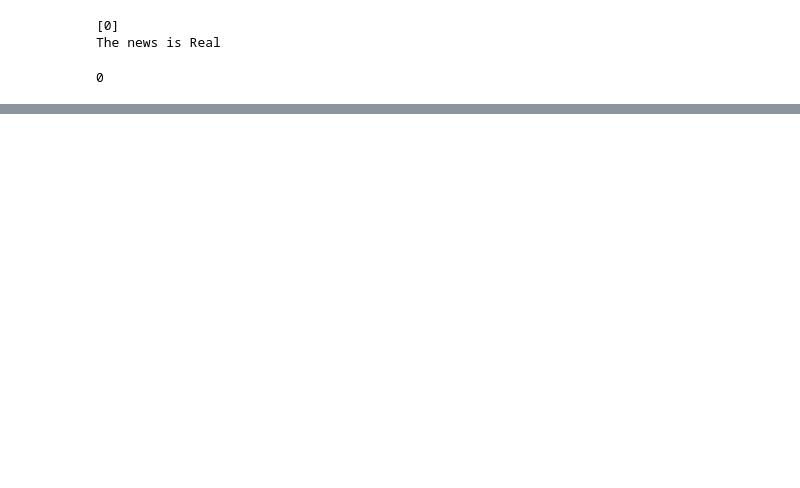
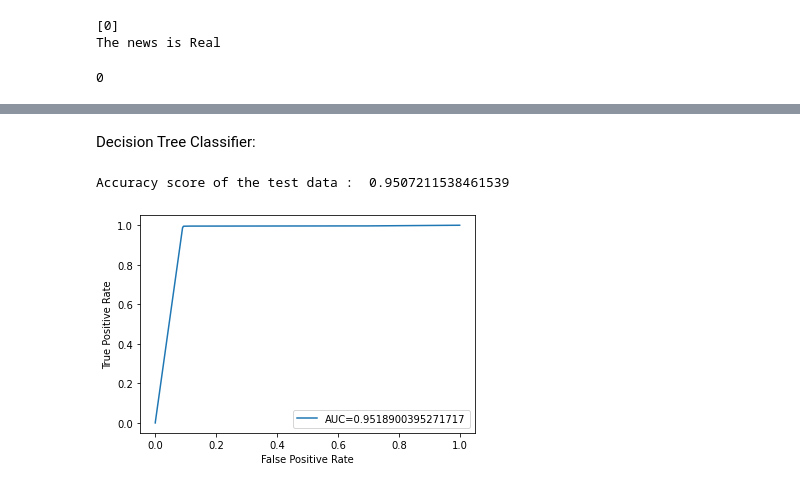
Before and after one commit to AditiAgarwal17/fake_news_detection, a Jupyter notebook: fake_news.ipynb, the cells around one changed output, grey strips where cells are left out. Cells and saved outputs as stored; diff of their text form; code cells hidden in the pictures; blank space fills up the shorter version.

```diff
--- a/fake_news.ipynb
+++ b/fake_news.ipynb
@@ -214,0 +260,15 @@ print(Y_test[3])
+# %% [markdown]
+Decision Tree Classifier:
+# %%
+from sklearn.tree import DecisionTreeClassifier
+dtree=DecisionTreeClassifier(max_depth=10,random_state=101,max_features=None,min_samples_leaf=15)
+dtree.fit(X_train,Y_train)
+
+# accuracy score on the test data
+X_test_prediction = dtree.predict(X_test)
+test_data_accuracy = accuracy_score(X_test_prediction, Y_test)
+print('Accuracy score of the test data : ', test_data_accuracy)
+roc(dtree)
+# %% [output]
+Accuracy score of the test data :  0.9507211538461539
+[figure, added]
```
Also changed, not shown: parts of 17 cells of this notebook.
